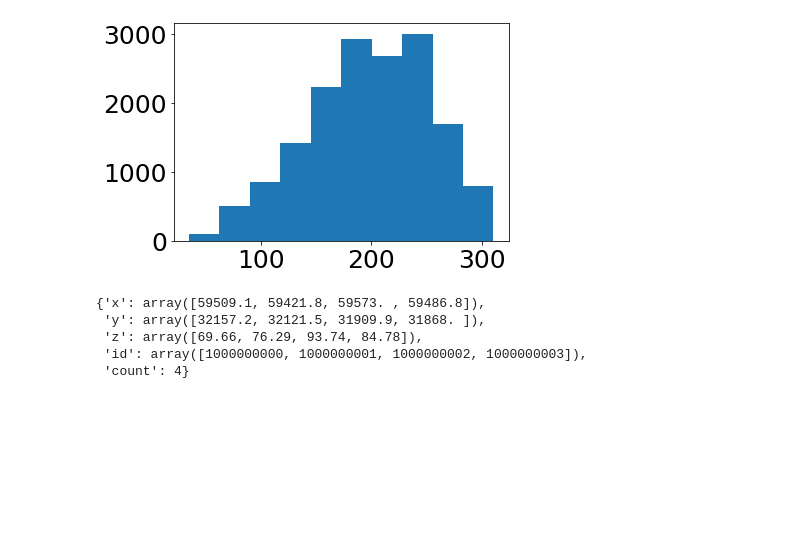
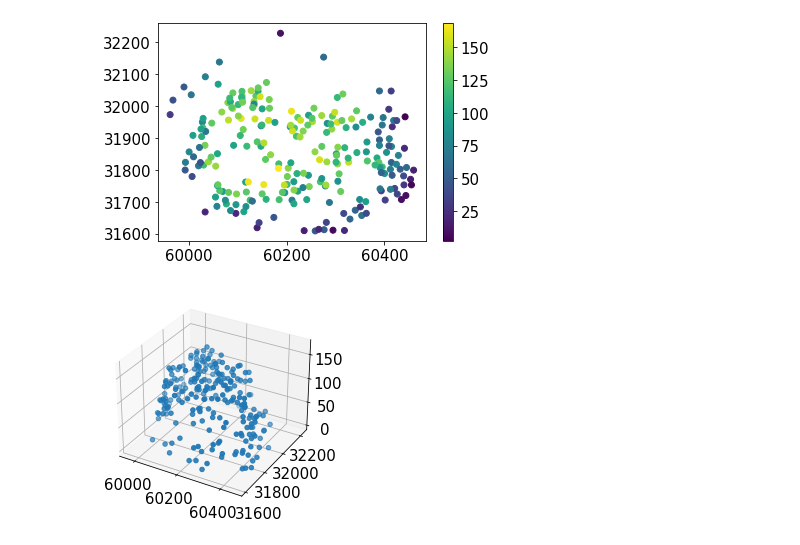
Before and after one commit to Irene-Li/MitoticWaves, a Jupyter notebook: data_processing.ipynb, the cells around one changed output. Drawn from its saved outputs; the diff is of its cells as text; code cells hidden in the pictures; blank space fills up the shorter version.

```diff
--- a/data_processing.ipynb
+++ b/data_processing.ipynb
@@ -19,12 +46,3 @@ z0 = min(Z)
-# %%
-r = np.sqrt((X-x0)**2 + (Y-y0)**2 + (Z-z0)**2)
-
-plt.hist(r)
-plt.show()
-
-## Not sure how best to project the points onto a sphere
-# %% [output]
-[figure, removed]
 # %%
 slices = []
 for t in range(min(T), max(T)):
@@ -32,32 +50,27 @@ for t in range(min(T), max(T)):
     y = Y[T==t]
     z = Z[T==t]
     ids = TrackID[T==t]
+    surface = (S[T==t] == 'Surface')
     c = len(ids)
-    d = {'x': x, 'y': y, 'z': z, 'id': ids, 'count': c}
+    d = {'x': x, 'y': y, 'z': z, 'id': ids, 'sur':surface, 'count': c}
     slices.append(d)
-# %%
-slices[0]
-# %% [output]
-{'x': array([59509.1, 59421.8, 59573. , 59486.8]),
- 'y': array([32157.2, 32121.5, 31909.9, 31868. ]),
- 'z': array([69.66, 76.29, 93.74, 84.78]),
- 'id': array([1000000000, 1000000001, 1000000002, 1000000003]),
- 'count': 4}
-# %%
-# Set up figure plotting
-plt.rc('font', size=25)
-fig = plt.figure(figsize=(13, 10))
-
-# Plot the movie one snapshot at a time
-ims = []
-for s in slices:
-    im = plt.scatter(s['x'], s['y'], c=s['id'])
-    ims.append([im])
-ani = am.ArtistAnimation(fig, ims, interval=100, blit=True,
-                                repeat_delay=1000)
-mywriter = am.FFMpegWriter()
-ani.save("Data/movie.mp4", writer=mywriter)
-plt.close()
+# %%
+s = slices[-1]
+x = s['x']
+y = s['y']
+z = s['z']
+
+plt.scatter(x, y, c=z)
+plt.colorbar()
+plt.show()
+
+fig = plt.figure()
+ax = fig.add_subplot(projection='3d')
+ax.scatter(x, y, z)
+plt.show()
+# %% [output]
+[figure, added]
+[figure, added]
 # %%
 divisions = []
 old_id = []
```
Also changed, not shown: parts of 22 cells of this notebook, 13 other files.
